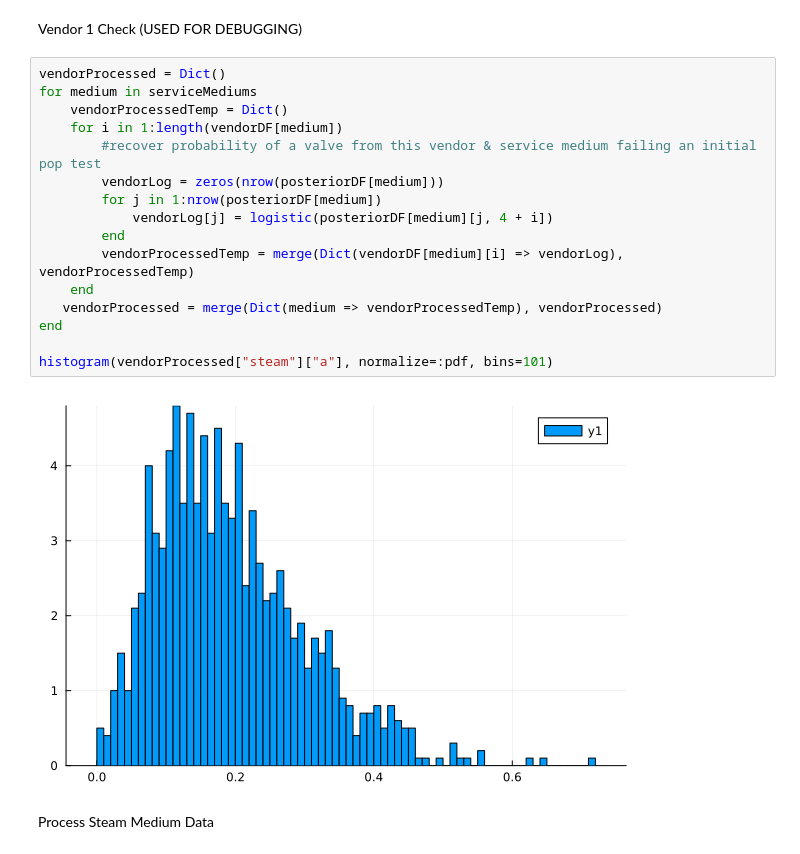
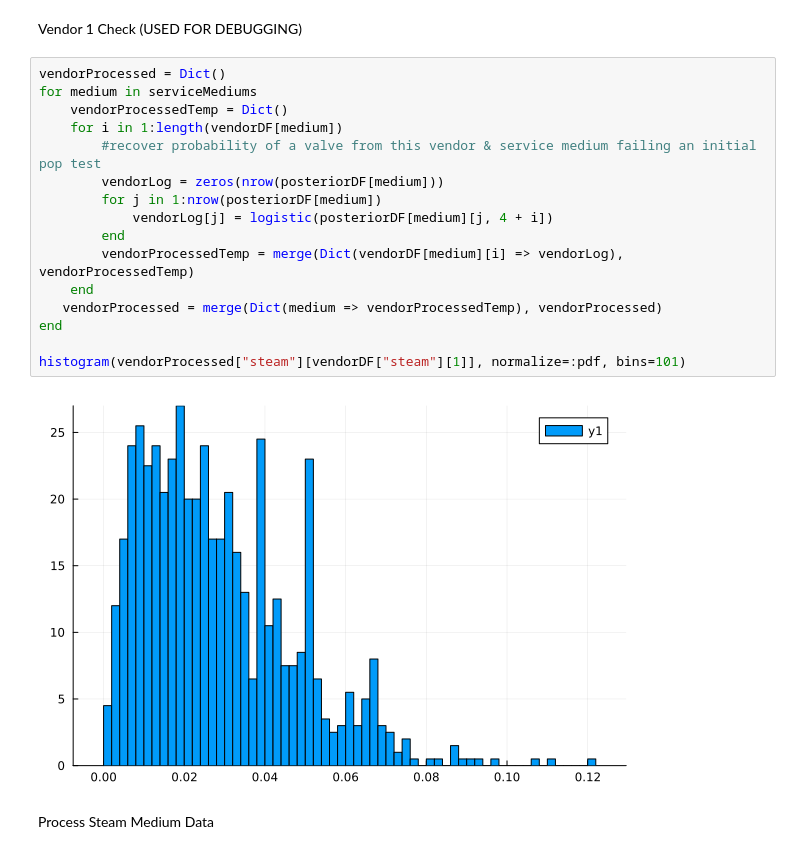
Before and after one commit to aniknia/ValveRejectionRates, a Jupyter notebook: Final Project.ipynb, the cells around one changed output. Cells and saved outputs as stored; diff of their text form.

Commit message:
make the test histogram easier to interface with

```diff
--- a/Final Project.ipynb
+++ b/Final Project.ipynb
@@ -96,21 +94,21 @@ Vendor 1 Check (USED FOR DEBUGGING)
 # %%
 vendorProcessed = Dict()
 for medium in serviceMediums
     vendorProcessedTemp = Dict()
     for i in 1:length(vendorDF[medium])
         #recover probability of a valve from this vendor & service medium failing an initial pop test
         vendorLog = zeros(nrow(posteriorDF[medium]))
         for j in 1:nrow(posteriorDF[medium])
             vendorLog[j] = logistic(posteriorDF[medium][j, 4 + i])
         end
         vendorProcessedTemp = merge(Dict(vendorDF[medium][i] => vendorLog), vendorProcessedTemp)
     end
    vendorProcessed = merge(Dict(medium => vendorProcessedTemp), vendorProcessed)
 end
 
-histogram(vendorProcessed["steam"]["a"], normalize=:pdf, bins=101)
+histogram(vendorProcessed["steam"][vendorDF["steam"][1]], normalize=:pdf, bins=101)
 # %% [output]
-[figure, old version]
+[figure, new version]
 # %% [markdown]
 Process Steam Medium Data
 # %%
```
Also changed, not shown: parts of 3 cells of this notebook.
